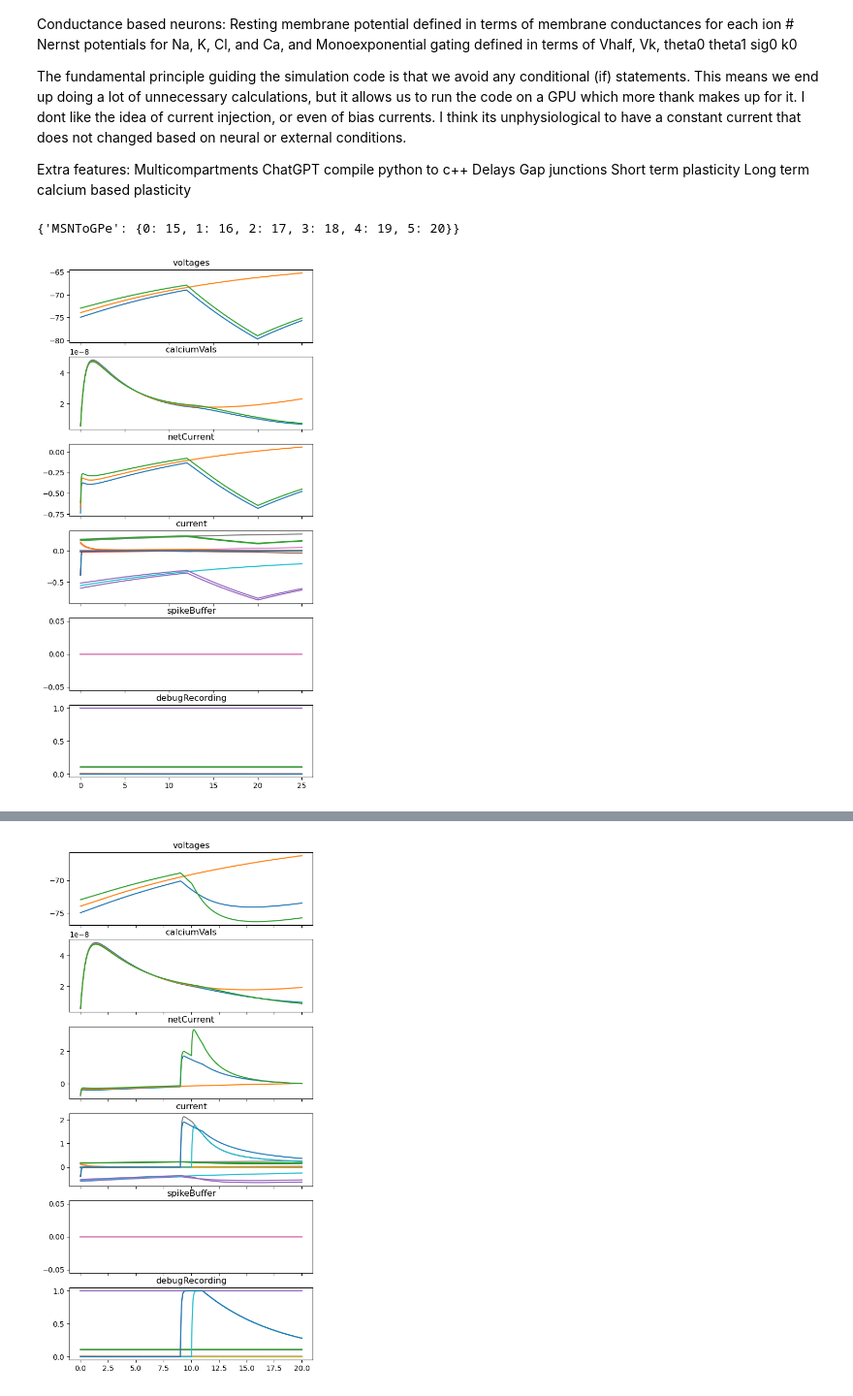
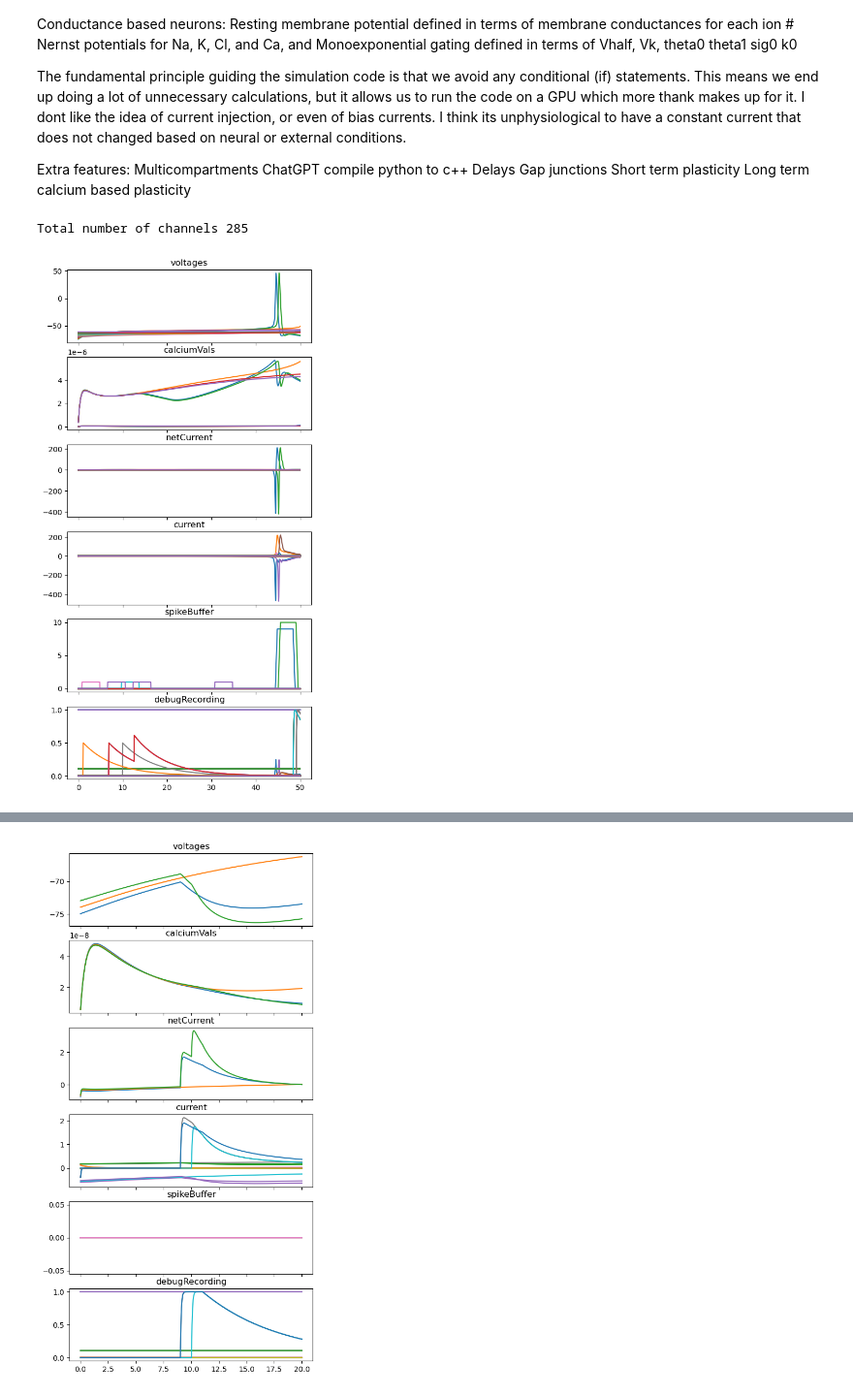
Before and after one commit to cathalmc/CBLTP_NeuroSim, a Jupyter notebook: neuronSim_July27_testingNewSystem.ipynb, the cells around one changed output, grey strips where cells are left out. Shown at 97% size. Drawn from its saved outputs; the diff is of its cells as text; code cells hidden in the pictures.

Commit message:
parallel attempt

```diff
--- a/neuronSim_July27_testingNewSystem.ipynb
+++ b/neuronSim_July27_testingNewSystem.ipynb
@@ -33,30 +33,38 @@ STNbias = -2.25
 GPeBias = -.23 #-0.23
 
 TS = 0.05
-nSTN,nGPe,nIdk = 1,3,0
-nCTX,nMSN = 1,4
-CTXrate,MSNrate = 0,0 #3.3,2.1
-k = 2
+nSTN,nGPe,nIdk = 5,10,0
+nCTX,nMSN = 10,30
+CTXrate,MSNrate = 3.3,2.1 #3.3,2.1
+k = 4
 nSTN_GPe,nGPe_GPe,nGPe_STN,nCTX_STN,nMSN_GPe = k*nSTN,k*nGPe,k*nGPe,k*nSTN,k*nGPe
 
 
 STNDendriteMap = []
 STNDendriteInfo = []
 
-#STNNeurons = [Neuron(i,"STN","excitatory",AISchannels=STNchannels,AISbias=STNbias) for i in range(nSTN)]
+STNNeurons = [Neuron(i,"STN","excitatory",AISchannels=STNchannels,AISbias=STNbias,denderiteInfo=STNDendriteInfo,dendriteMap=STNDendriteMap) for i in range(nSTN)]
 GPeNeurons = [Neuron(i,"GPe","inhibitory",AISchannels=GPechannels,AISbias=GPeBias) for i in range(nGPe)]
+idkNeurons = [Neuron(i,"idk","inhibitory",AISchannels=GPechannels,AISbias=GPeBias) for i in range(nIdk)]
 
 CTXSpikers = [Spiker(i,"CTX","excitatory",CTXrate,TS) for i in range(nCTX)]
 MSNSpikers = [Spiker(i,"MSN","inhibitory",MSNrate,TS) for i in range(nMSN)]
 
-neuronDict = {"GPe":GPeNeurons}#,"GPe":GPeNeurons,"idk":idkNeurons}
-spikerDict = {"MSN":MSNSpikers} #{"CTX":CTXSpikers}#,
+neuronDict = {"STN":STNNeurons,"GPe":GPeNeurons}
+spikerDict = {"CTX":CTXSpikers,"MSN":MSNSpikers}
 
-#CTXToSTNSynapses = createSynapses(CTXSpikers,STNNeurons,nCTX_STN,0.015,0.2,TS)
-MSNToGPeSynapses = createSynapses(MSNSpikers,GPeNeurons,nGPe_GPe,0.2,0.2,TS)
-synapseDict =  {"MSNToGPe":MSNToGPeSynapses} #{"CTXToSTN":CTXToSTNSynapses }
+CTXToSTNSynapses = createSynapses(CTXSpikers,STNNeurons,nCTX_STN,0.015,0.2,TS)
+STNToGPeSynapses = createSynapses(STNNeurons,GPeNeurons,nSTN_GPe,0.015,4,TS) #
+GPeToSTNSynapses = createSynapses(GPeNeurons,STNNeurons,nGPe_STN,0.5,4,TS)
+GPeToGPeSynapses = createSynapses(GPeNeurons,GPeNeurons,nGPe_GPe,0.025,4,TS)
+MSNToGPeSynapses = createSynapses(MSNSpikers,GPeNeurons,nGPe_GPe,0.02,0.2,TS)
+
+synapseDict = {"CTXToSTN":CTXToSTNSynapses,"STNToGPe":STNToGPeSynapses,"GPeToSTN":GPeToSTNSynapses,
+                "GPeToGPe":GPeToGPeSynapses,"MSNToGPe":MSNToGPeSynapses}
+
 
 simData,connectionToChannelMap = genSimData(neuronDict,spikerDict,synapseDict,TS)
+print(f"Total number of channels {simData["nChannels"]}")
 #NOTE: 25 July 25: the STN-GPE system seems to work (no bugs or crashing), but behaviour is not as expected. Not sure why, maybe diffusion connections
 #NOTE: 28 July 25: Next step is to get this working nicely on the c++ end, then try CUDA
 #first I want to change how currents are accumulated so that this can be more easily parallelized
@@ -73,32 +81,34 @@ simData,connectionToChannelMap = genSimData(neuronDict,spikerDict,synapseDict,TS
 #Update c++ code for spike overwrite
 
 #NOTE: 8 August:
-#Most of the main functionality has been implement (stimulation done recently)
+#Most of the main functionality has been implemented (stimulation done recently)
 #Two missing features are structural plasticity and pre synaptic short term plasticity
 #Next step is to try multithreaded c++ (but dont worry too much)
 #Then implement in CUDA
 #Once thats done, create a fully featured STN-GPe demo (plasticity etc.)
 #Then start working on structural plasticity
+
+#NOTE: 9 August
+#First attempt at parallel execution seems to have failed.
 # %% [output]
-{'MSNToGPe': {0: 15, 1: 16, 2: 17, 3: 18, 4: 19, 5: 20}}
+Total number of channels 285
 # %%
 stimInfoSpikes = {}
 # stimSynapse(stimInfoSpikes,[17,19],10,11,TS)
 # stimSynapse(stimInfoSpikes,[17,20],9,11,TS)
 
-runTime = 25
-
+runTime = 50
 stimInfoCurrents = {}
 stimBiasCurrent(stimInfoCurrents,segmentsToStim=[0,2],currentValue=2.0,startTime=12,stopTime=20,TS=TS)
 
 simDataPy = deepcopy(simData)
 simDataPy["debugRecording"] = np.zeros_like(simDataPy["current"])
 data = solveSystemStandard(simDataPy,TS,runTime,stimInfoSpikes,stimInfoCurrents,
                            recordingKeys = ["voltages","calciumVals","netCurrent","current","spikeBuffer","debugRecording"])
 standardPlot(data)
 #plt.plot(data["time"],data["debugRecording"][:,synapsesToStim])
 # %% [output]
-[figure, old version]
+[figure, new version]
 # %%
 build_dir,configType = "build", "Debug" ##NOTE: make sure your are using correct version
 moduleDir = os.path.join(build_dir, configType)
```
Also changed, not shown: parts of 1 cell of this notebook, 2 other files.
